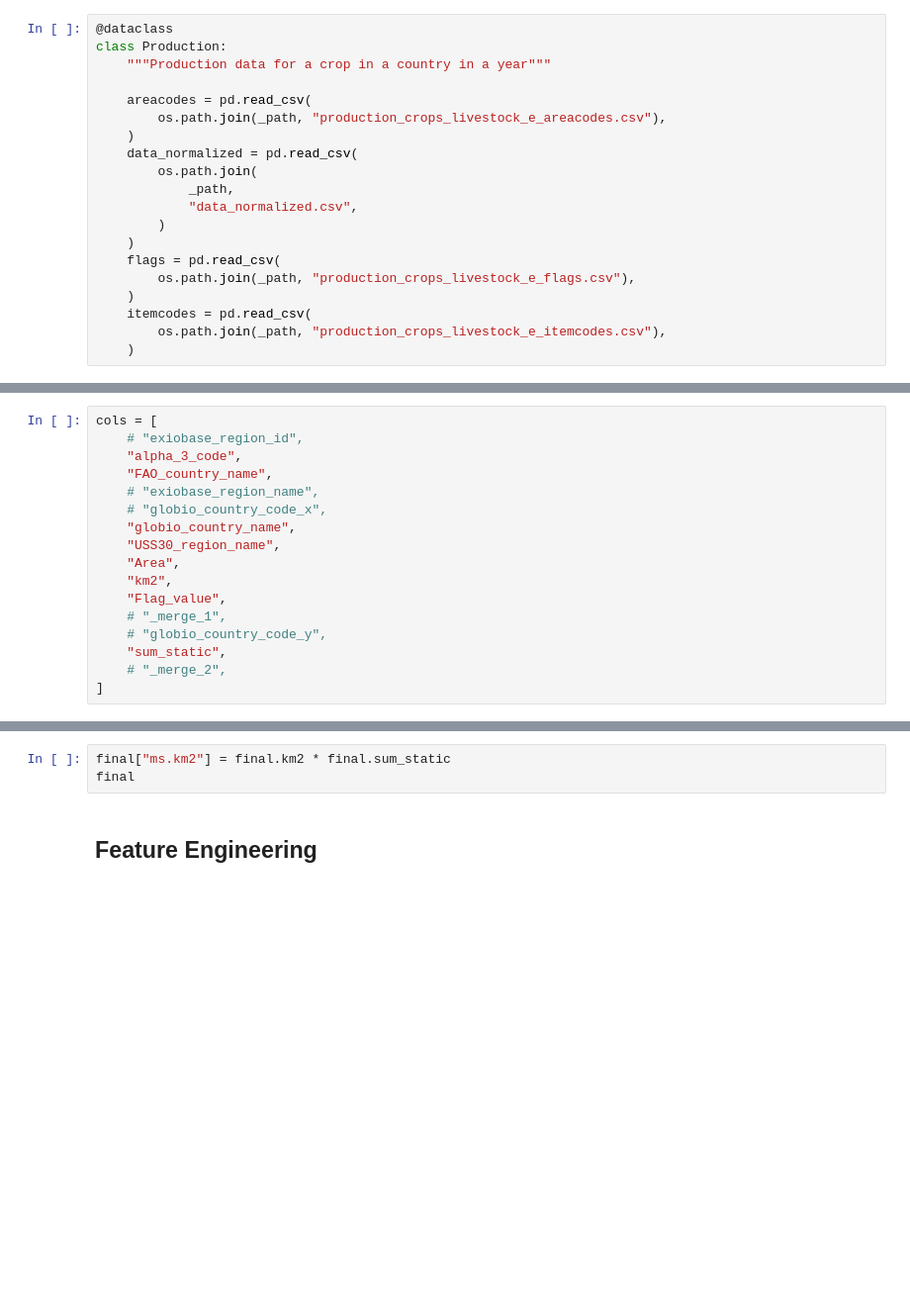
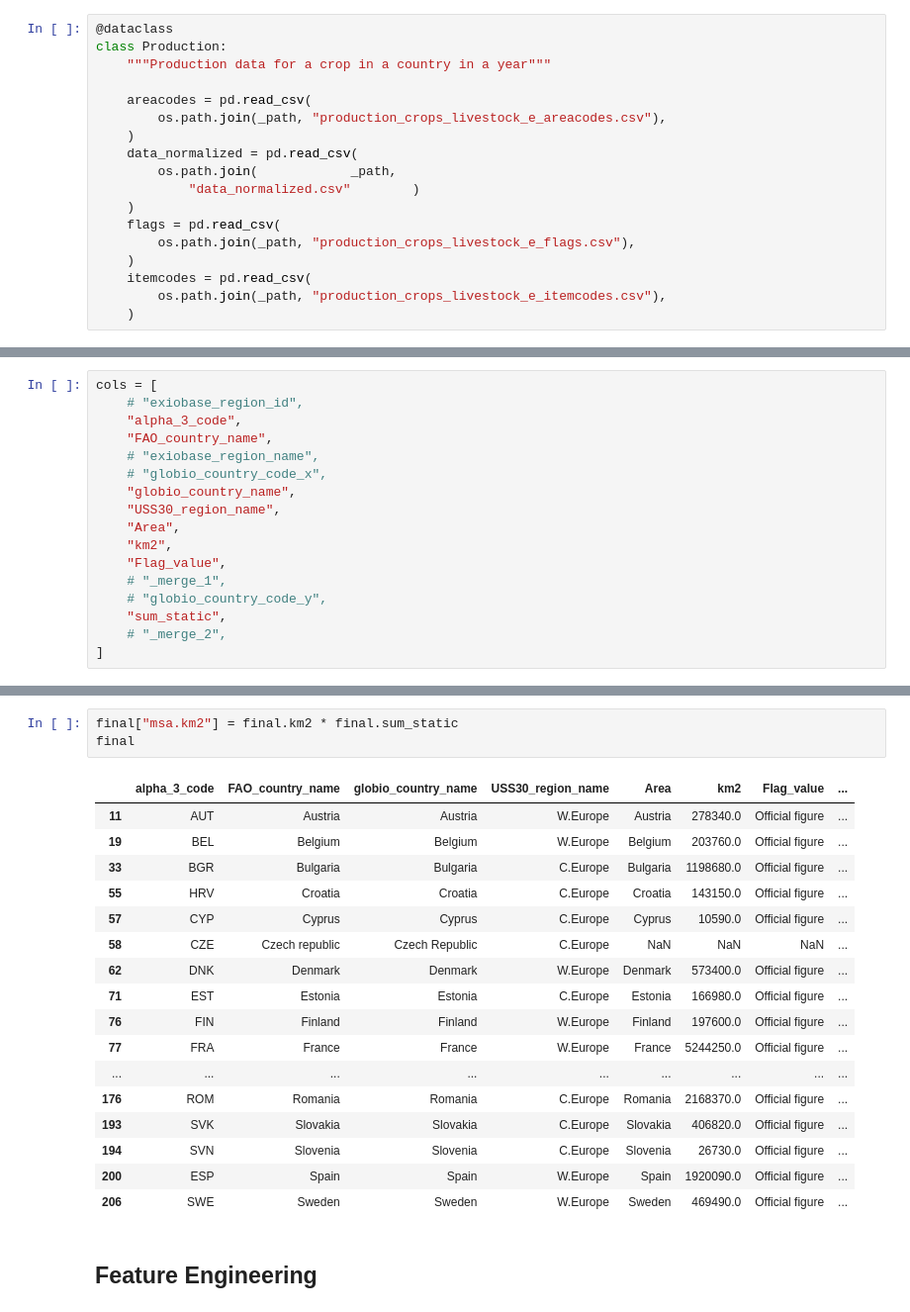
Before and after one commit to AlexandreGazagnes/Global-Biodiversity-Score, a Jupyter notebook: notebooks/01-First-Explo.ipynb, the cells around one changed output, grey strips where cells are left out. Shown at 99% size. Drawn from its saved outputs; the diff is of its cells as text; blank space fills up the shorter version.

```diff
--- a/notebooks/01-First-Explo.ipynb
+++ b/notebooks/01-First-Explo.ipynb
@@ -123,10 +123,8 @@ class Production:
         os.path.join(_path, "production_crops_livestock_e_areacodes.csv"),
     )
     data_normalized = pd.read_csv(
-        os.path.join(
-            _path,
-            "data_normalized.csv",
-        )
+        os.path.join(            _path,
+            "data_normalized.csv"        )
     )
     flags = pd.read_csv(
         os.path.join(_path, "production_crops_livestock_e_flags.csv"),
@@ -568,5 +1606,23 @@ final
 # %%
-final["ms.km2"] = final.km2 * final.sum_static
+final["msa.km2"] = final.km2 * final.sum_static
 final
+# %% [output]
+|  | alpha_3_code | FAO_country_name | globio_country_name | USS30_region_name | Area | km2 | Flag_value | ... |
+| 11 | AUT | Austria | Austria | W.Europe | Austria | 278340.0 | Official figure | ... |
+| 19 | BEL | Belgium | Belgium | W.Europe | Belgium | 203760.0 | Official figure | ... |
+| 33 | BGR | Bulgaria | Bulgaria | C.Europe | Bulgaria | 1198680.0 | Official figure | ... |
+| 55 | HRV | Croatia | Croatia | C.Europe | Croatia | 143150.0 | Official figure | ... |
+| 57 | CYP | Cyprus | Cyprus | C.Europe | Cyprus | 10590.0 | Official figure | ... |
+| 58 | CZE | Czech republic | Czech Republic | C.Europe | NaN | NaN | NaN | ... |
+| 62 | DNK | Denmark | Denmark | W.Europe | Denmark | 573400.0 | Official figure | ... |
+| 71 | EST | Estonia | Estonia | C.Europe | Estonia | 166980.0 | Official figure | ... |
+| 76 | FIN | Finland | Finland | W.Europe | Finland | 197600.0 | Official figure | ... |
+| 77 | FRA | France | France | W.Europe | France | 5244250.0 | Official figure | ... |
+| ... | ... | ... | ... | ... | ... | ... | ... | ... |
+| 176 | ROM | Romania | Romania | C.Europe | Romania | 2168370.0 | Official figure | ... |
+| 193 | SVK | Slovakia | Slovakia | C.Europe | Slovakia | 406820.0 | Official figure | ... |
+| 194 | SVN | Slovenia | Slovenia | C.Europe | Slovenia | 26730.0 | Official figure | ... |
+| 200 | ESP | Spain | Spain | W.Europe | Spain | 1920090.0 | Official figure | ... |
+| 206 | SWE | Sweden | Sweden | W.Europe | Sweden | 469490.0 | Official figure | ... |
 # %% [markdown]
 ## Feature Engineering
```
Also changed, not shown: parts of 157 cells of this notebook.
